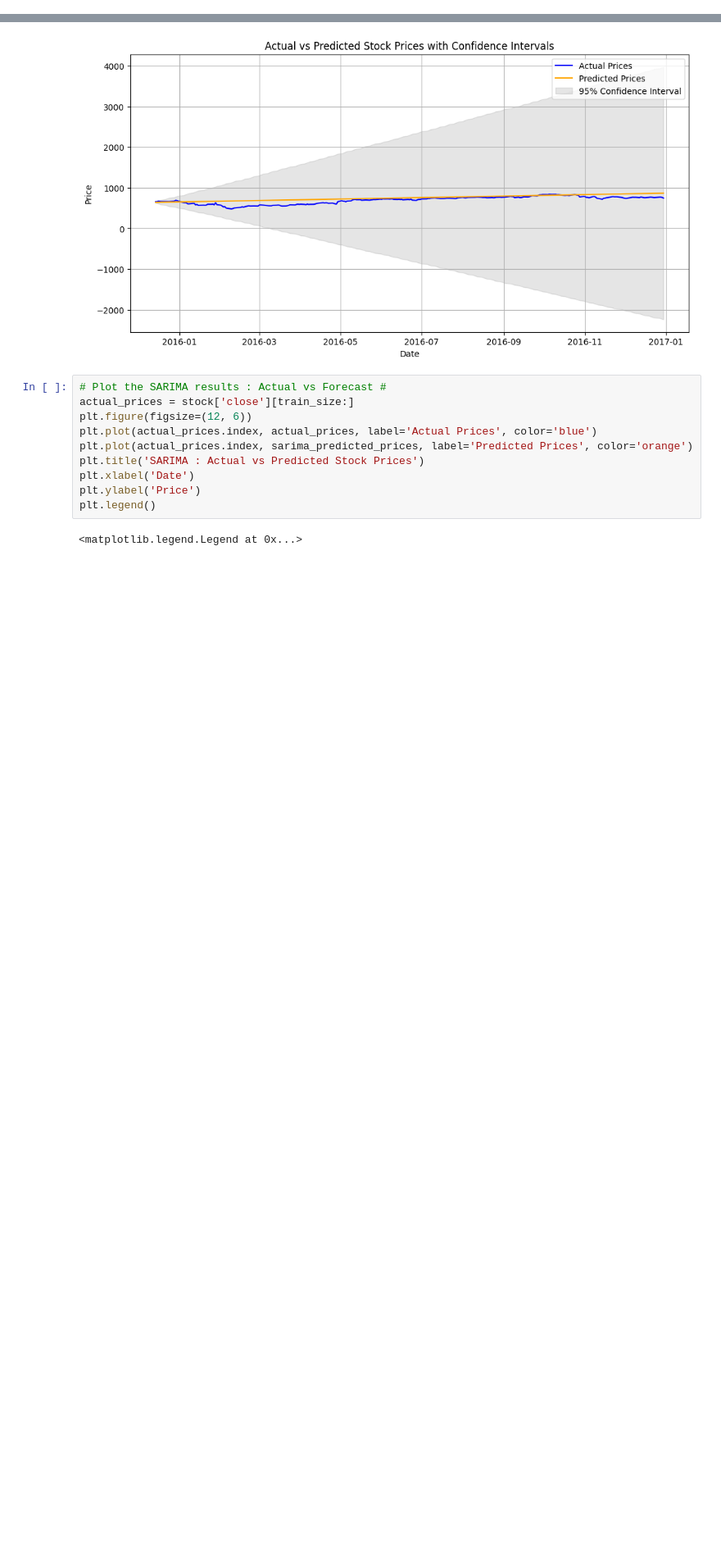
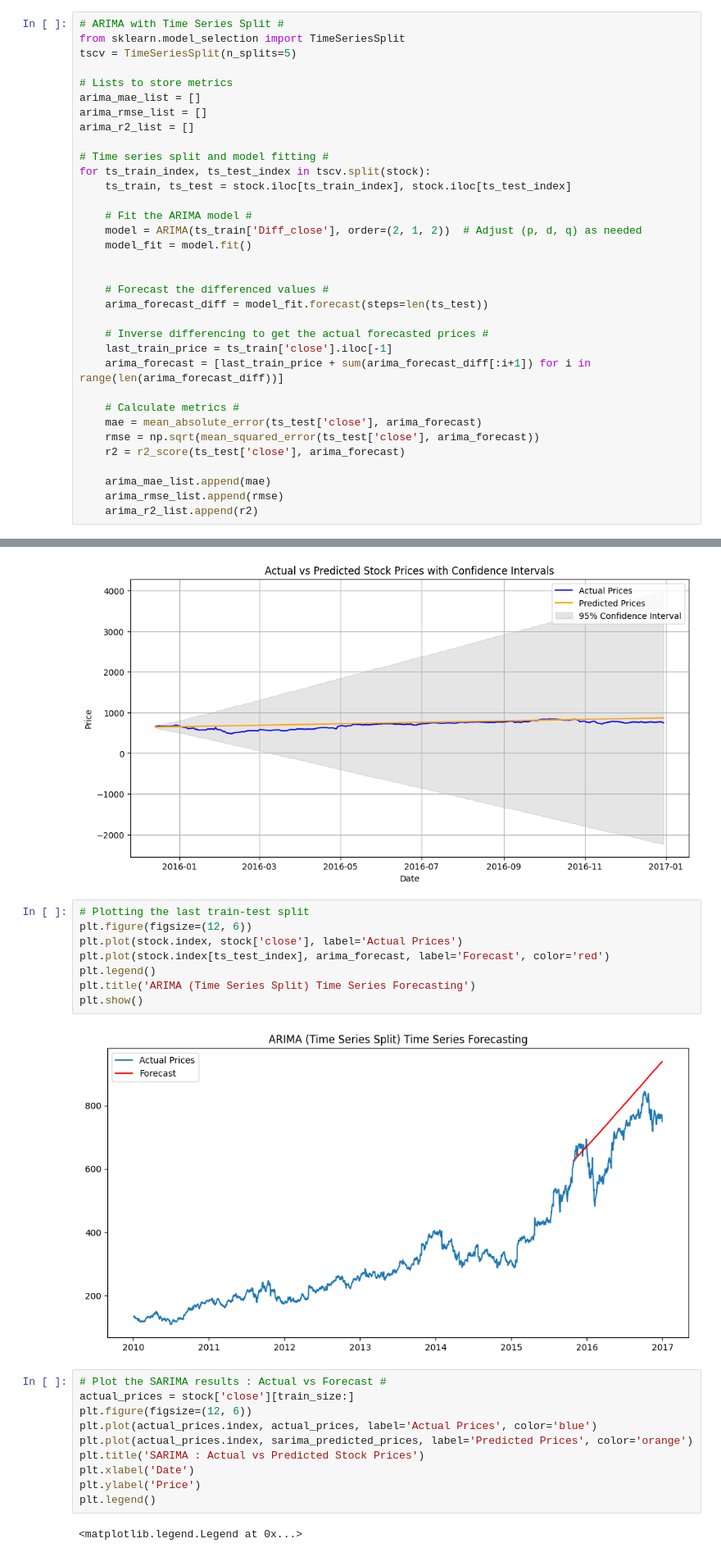
Before and after one commit to hardikszaveri/StockPriceForecasting, a Jupyter notebook: stock_price_forecasting.ipynb, the cells around one changed output, grey strips where cells are left out. Shown at 82% size. Saved outputs shown, nothing was run; the diff lists cells and outputs as text; blank space fills up the shorter version.

```diff
--- a/stock_price_forecasting.ipynb
+++ b/stock_price_forecasting.ipynb
@@ -877,3 +877,37 @@ Epoch 100/100
+# %%
+# ARIMA with Time Series Split #
+from sklearn.model_selection import TimeSeriesSplit
+tscv = TimeSeriesSplit(n_splits=5)
+
+# Lists to store metrics
+arima_mae_list = []
+arima_rmse_list = []
+arima_r2_list = []
+
+# Time series split and model fitting #
+for ts_train_index, ts_test_index in tscv.split(stock):
+    ts_train, ts_test = stock.iloc[ts_train_index], stock.iloc[ts_test_index]
+
+    # Fit the ARIMA model #
+    model = ARIMA(ts_train['Diff_close'], order=(2, 1, 2))  # Adjust (p, d, q) as needed
+    model_fit = model.fit()
+
+
+    # Forecast the differenced values #
+    arima_forecast_diff = model_fit.forecast(steps=len(ts_test))
+
+    # Inverse differencing to get the actual forecasted prices #
+    last_train_price = ts_train['close'].iloc[-1]
+    arima_forecast = [last_train_price + sum(arima_forecast_diff[:i+1]) for i in range(len(arima_forecast_diff))]
+
+    # Calculate metrics #
+    mae = mean_absolute_error(ts_test['close'], arima_forecast)
+    rmse = np.sqrt(mean_squared_error(ts_test['close'], arima_forecast))
+    r2 = r2_score(ts_test['close'], arima_forecast)
+
+    arima_mae_list.append(mae)
+    arima_rmse_list.append(rmse)
+    arima_r2_list.append(r2)
 # %% [markdown]
 # **Evaluation**
 
@@ -1029,6 +1069,16 @@ plt.grid()
 plt.show()
 # %% [output]
 [figure]
+# %%
+# Plotting the last train-test split
+plt.figure(figsize=(12, 6))
+plt.plot(stock.index, stock['close'], label='Actual Prices')
+plt.plot(stock.index[ts_test_index], arima_forecast, label='Forecast', color='red')
+plt.legend()
+plt.title('ARIMA (Time Series Split) Time Series Forecasting')
+plt.show()
+# %% [output]
+[figure, added]
 # %%
 # Plot the SARIMA results : Actual vs Forecast #
 actual_prices = stock['close'][train_size:]
```
Also changed, not shown: parts of 16 cells of this notebook.
